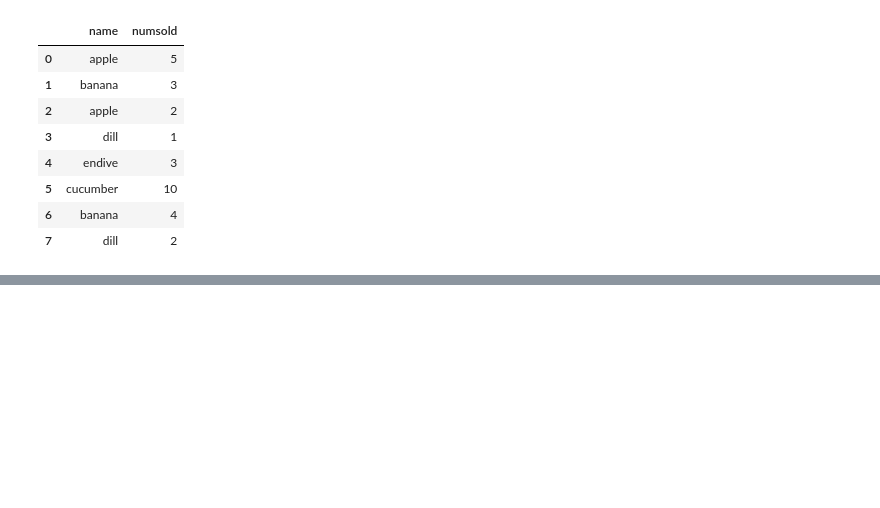
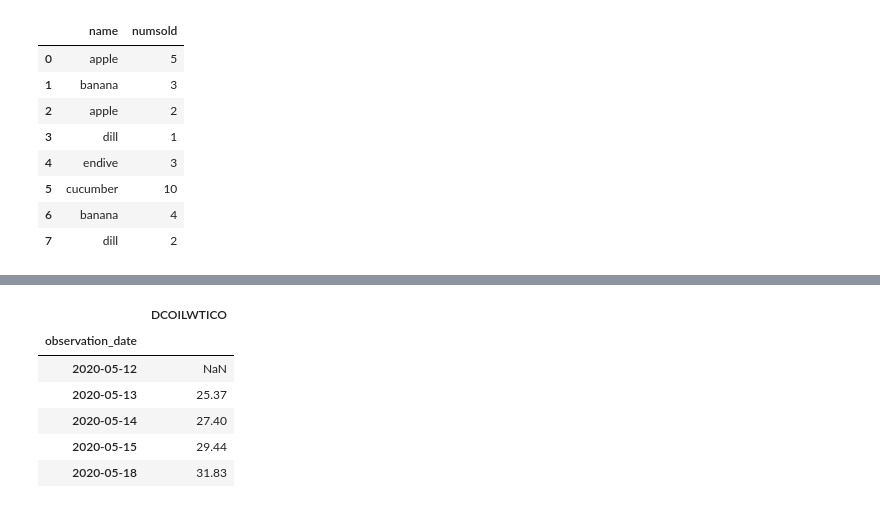
Before and after one commit to reuven/oreilly-2025-05May-pandas, a Jupyter notebook: OReilly - 2025-05May-19.ipynb, the cells around one changed output, grey strips where cells are left out. Cells and saved outputs as stored; diff of their text form; code cells hidden in the pictures; blank space fills up the shorter version.

```diff
--- a/OReilly - 2025-05May-19.ipynb
+++ b/OReilly - 2025-05May-19.ipynb
@@ -1485,0 +1501,12 @@ sales
+# %%
+# scatter plot -- we plot each point, using one column as the x axis and the other as the y.
+
+df.head()
+# %% [output]
+|  | DCOILWTICO |
+| observation_date |  |
+| 2020-05-12 | NaN |
+| 2020-05-13 | 25.37 |
+| 2020-05-14 | 27.40 |
+| 2020-05-15 | 29.44 |
+| 2020-05-18 | 31.83 |
```
Also changed, not shown: parts of 2 cells of this notebook.
